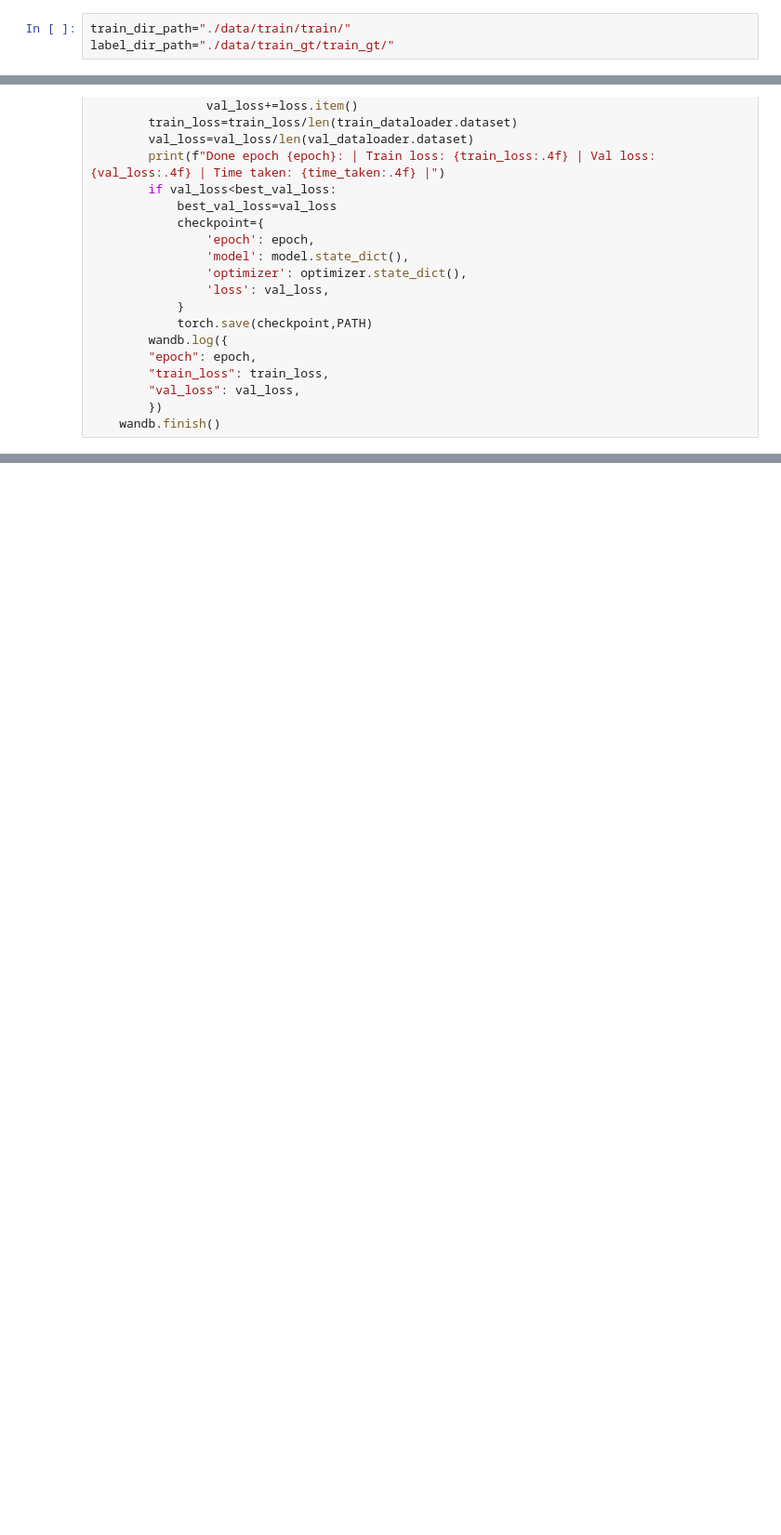
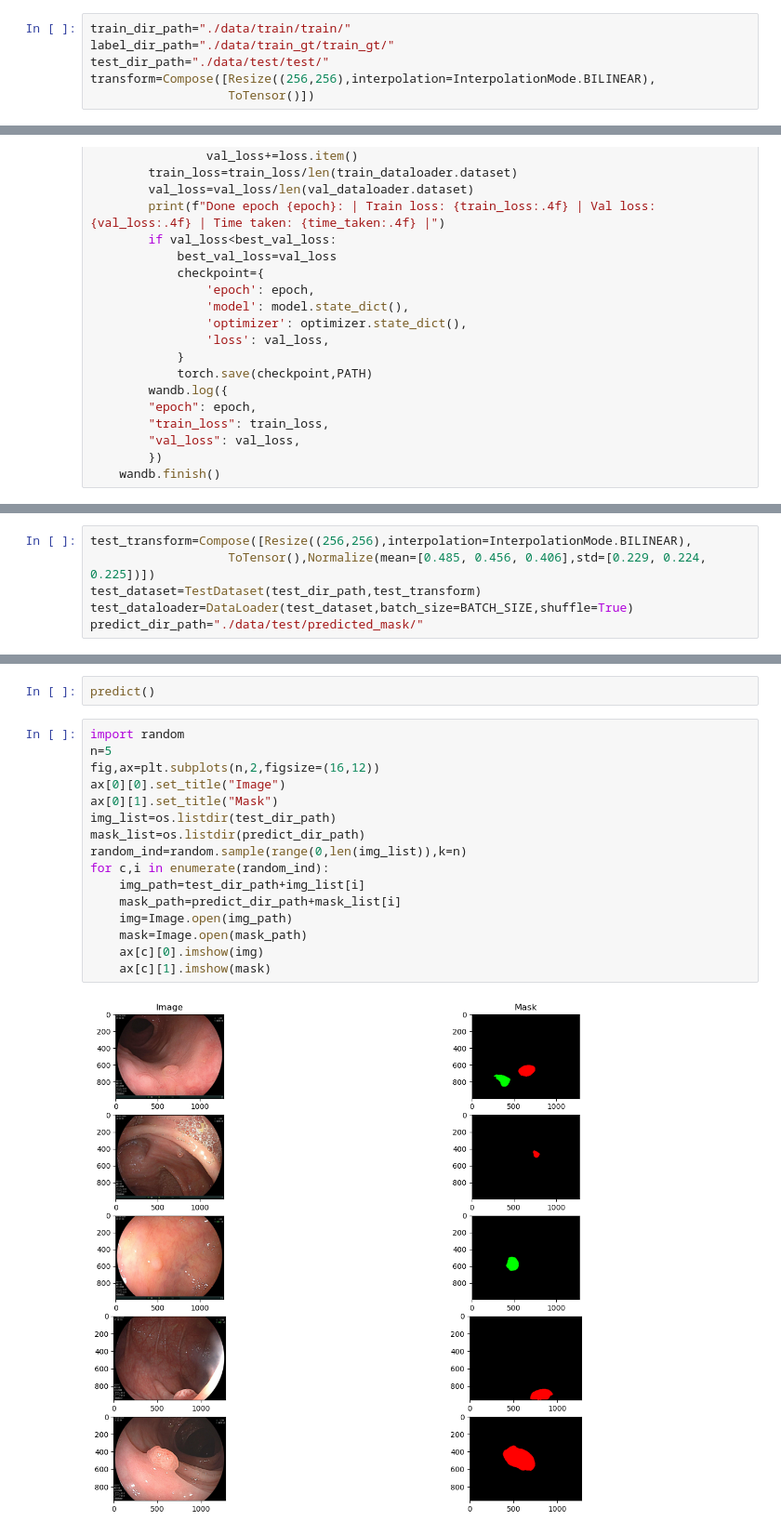
Before and after one commit to nzd1001/Polyp-Detection, a Jupyter notebook: train.ipynb, the cells around one changed output, grey strips where cells are left out. Shown: that part at 93% size. Drawn from its saved outputs; the diff is of its cells as text; blank space fills up the shorter version.

```diff
--- a/train.ipynb
+++ b/train.ipynb
@@ -28,3 +31,6 @@ device(type='cuda')
 # %%
 train_dir_path="./data/train/train/"
 label_dir_path="./data/train_gt/train_gt/"
+test_dir_path="./data/test/test/"
+transform=Compose([Resize((256,256),interpolation=InterpolationMode.BILINEAR),
+                   ToTensor()])
@@ -194,0 +191,6 @@ Find logs at: .\wandb\run-20241117_231701-x8eqa3bj\logs
+# %%
+test_transform=Compose([Resize((256,256),interpolation=InterpolationMode.BILINEAR),
+                   ToTensor(),Normalize(mean=[0.485, 0.456, 0.406],std=[0.229, 0.224, 0.225])])
+test_dataset=TestDataset(test_dir_path,test_transform)
+test_dataloader=DataLoader(test_dataset,batch_size=BATCH_SIZE,shuffle=True)
+predict_dir_path="./data/test/predicted_mask/"
@@ -194,0 +213,20 @@ Find logs at: .\wandb\run-20241117_231701-x8eqa3bj\logs
+# %%
+predict()
+# %%
+import random
+n=5
+fig,ax=plt.subplots(n,2,figsize=(16,12))
+ax[0][0].set_title("Image")
+ax[0][1].set_title("Mask")
+img_list=os.listdir(test_dir_path)
+mask_list=os.listdir(predict_dir_path)
+random_ind=random.sample(range(0,len(img_list)),k=n)
+for c,i in enumerate(random_ind):
+    img_path=test_dir_path+img_list[i]
+    mask_path=predict_dir_path+mask_list[i]
+    img=Image.open(img_path)
+    mask=Image.open(mask_path)
+    ax[c][0].imshow(img)
+    ax[c][1].imshow(mask)
+# %% [output]
+[figure, added]
```
Also changed, not shown: parts of 17 cells of this notebook, 12 other files.
